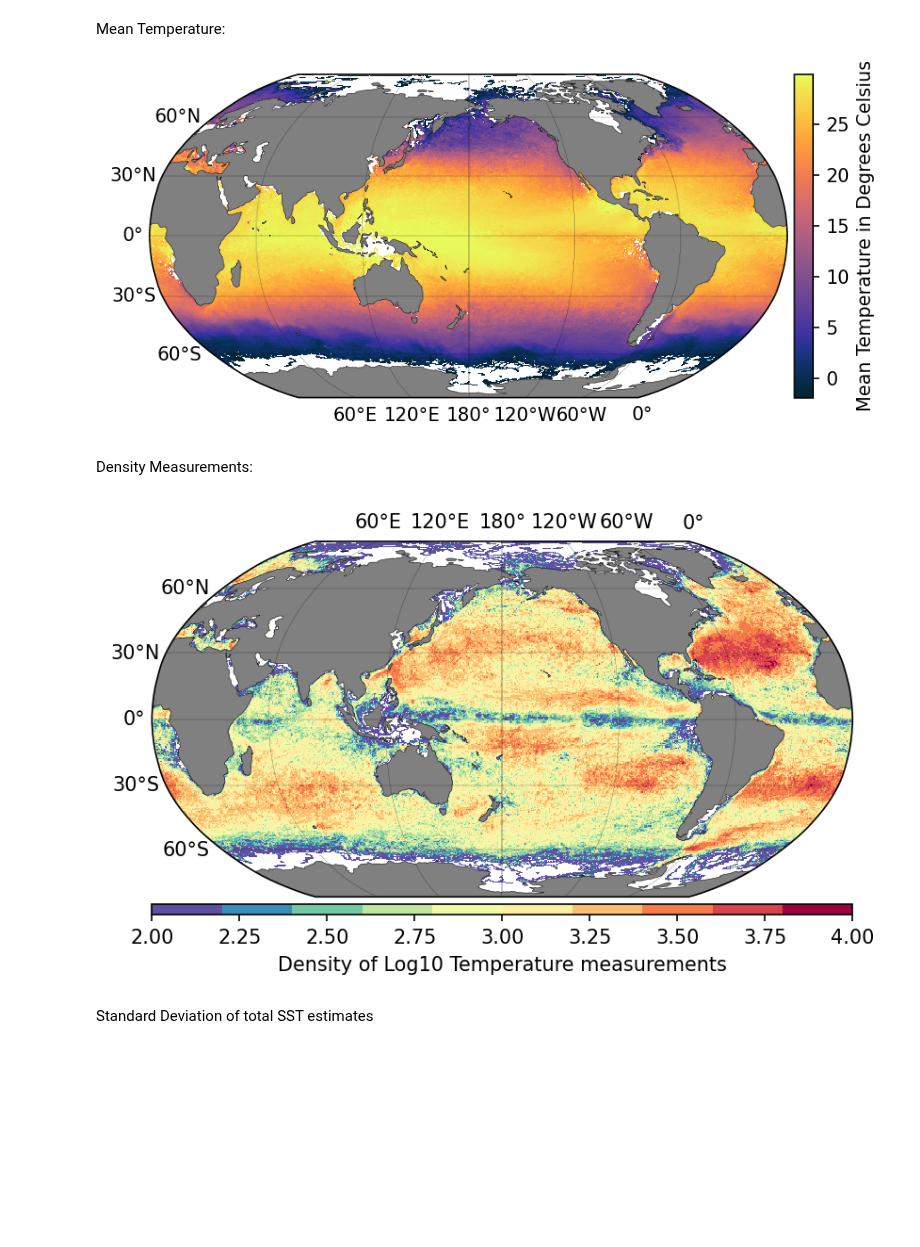
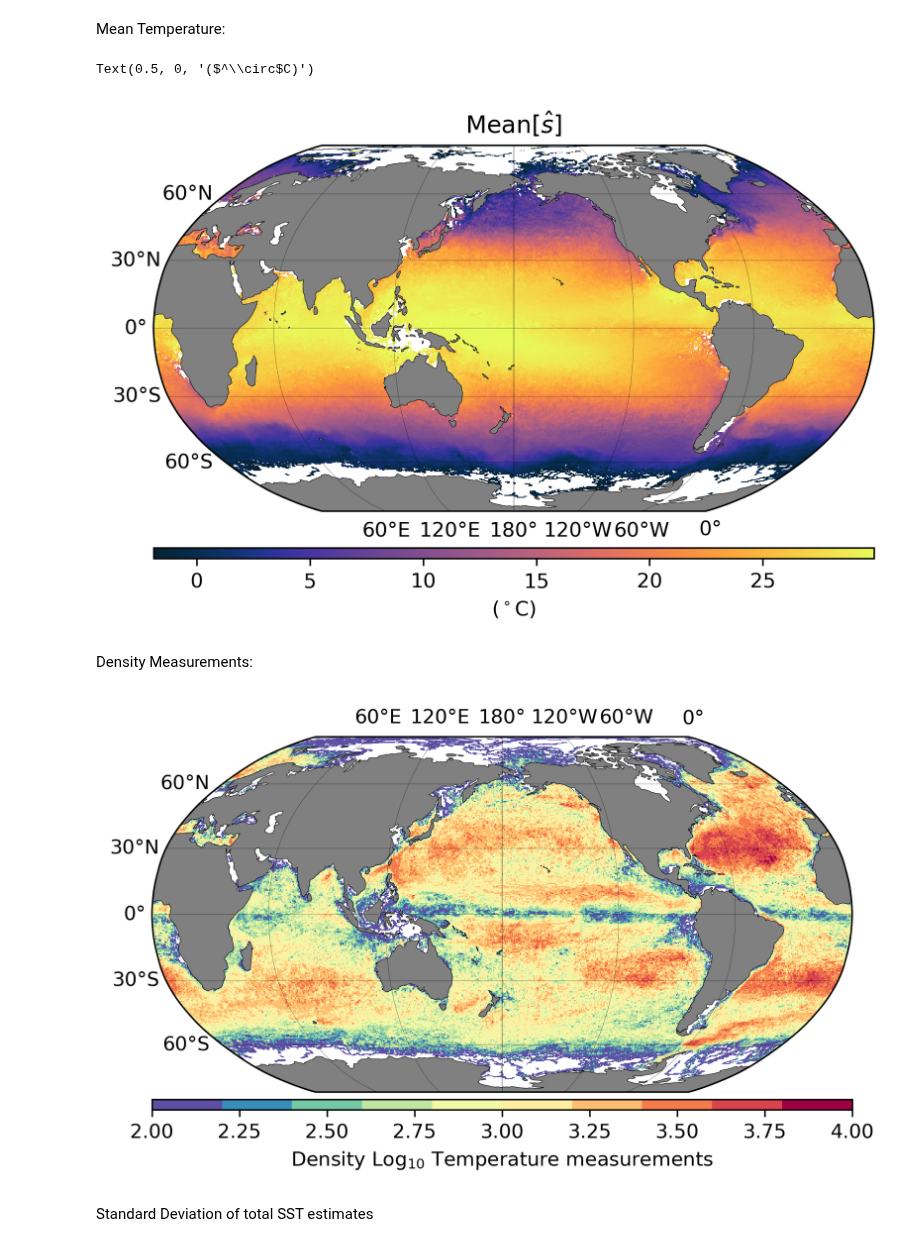
Before and after one commit to Eli8131/First_Project_SE, a Jupyter notebook: first_project_xarray.ipynb, the cells around one changed output. Cells and saved outputs as stored; diff of their text form; code cells hidden in the pictures; blank space fills up the shorter version.

Commit message:
Visuals cleanup on figures

```diff
--- a/first_project_xarray.ipynb
+++ b/first_project_xarray.ipynb
@@ -99,34 +99,36 @@ ret = stats.binned_statistic_2d(ds.longitude,
 # %%
 x_c = np.convolve(lon, [0.5, 0.5], mode='valid')
 y_c = np.convolve(lat, [0.5, 0.5], mode='valid')
 
 # get 1st and 99th percentiles of values to plot to get a useful range for the colorscale
 sst1,sst2 = np.nanpercentile(ret.statistic.T,[1,99])
 
-fig = plt.figure(dpi=150)
+fig = plt.figure(dpi=300)
 ax = fig.add_subplot(1,1,1,projection=ccrs.Robinson(central_longitude=-180))
 pcm = ax.pcolormesh(x_c, y_c,
                     ret.statistic.T-273.15,
                     cmap= "cmo.thermal",
                     transform=ccrs.PlateCarree(),
                     vmin=sst1-273.15, vmax=sst2-273.15)
 
 # gridlines and labels
 gl = ax.gridlines(color='k', linewidth=0.1, linestyle='-',
                   xlocs=np.arange(-180, 181, 60), ylocs=np.arange(-90, 91, 30),
                   draw_labels=True)
 gl.top_labels = False
 gl.right_labels = False
 
 # add land and coastline
 ax.add_feature(cfeature.LAND, facecolor='grey', zorder=1)
 ax.add_feature(cfeature.COASTLINE, linewidth=0.25, zorder=1)
 divider = make_axes_locatable(ax)
-cax = divider.append_axes("right", size="3%", pad=0.05, axes_class=plt.Axes)
-cb = fig.colorbar(pcm, cax=cax);
-cb.ax.set_ylabel('Mean Temperature in Degrees Celsius');
+cax = divider.append_axes("bottom", size="3%", pad=0.25, axes_class=plt.Axes)
+cb = fig.colorbar(pcm, cax=cax, orientation = "horizontal");
+ax.set_title('Mean[$\hat{s}$]',);
+cb.ax.set_xlabel("($^\circ$C)")
 # %% [output]
+Text(0.5, 0, '($^\\circ$C)')
-[figure, old version]
+[figure, new version]
 # %% [markdown]
 Density Measurements:
 # %%
@@ -149,7 +151,7 @@ y_c = np.convolve(lat, [0.5, 0.5], mode='valid')
 sst1a, sst2a = np.nanpercentile(ret1.statistic.T,[1,99])
 cmap = plt.cm.get_cmap("Spectral_r", 10)
 
-fig = plt.figure(dpi=150)
+fig = plt.figure(dpi=300)
 ax = fig.add_subplot(1,1,1,projection=ccrs.Robinson(central_longitude=-180))
 image = plt.pcolormesh(x_c, y_c,
                        np.log10(ret1.statistic.T),
@@ -177,9 +179,9 @@ ax.add_feature(cfeature.COASTLINE, linewidth=0.25, zorder=1)
 divider = make_axes_locatable(ax)
 cax = divider.append_axes("bottom", size="3%", pad=0.05, axes_class=plt.Axes)
 cb = fig.colorbar(image, cax=cax, orientation = "horizontal");
-cb.ax.set_xlabel('Density of Log10 Temperature measurements');
+cb.ax.set_xlabel('Density Log$_{10}$ Temperature measurements');
 # %% [output]
-[figure, old version]
+[figure, new version]
 # %% [markdown]
 Standard Deviation of total SST estimates
 # %%
```
Also changed, not shown: parts of 3 cells of this notebook.
